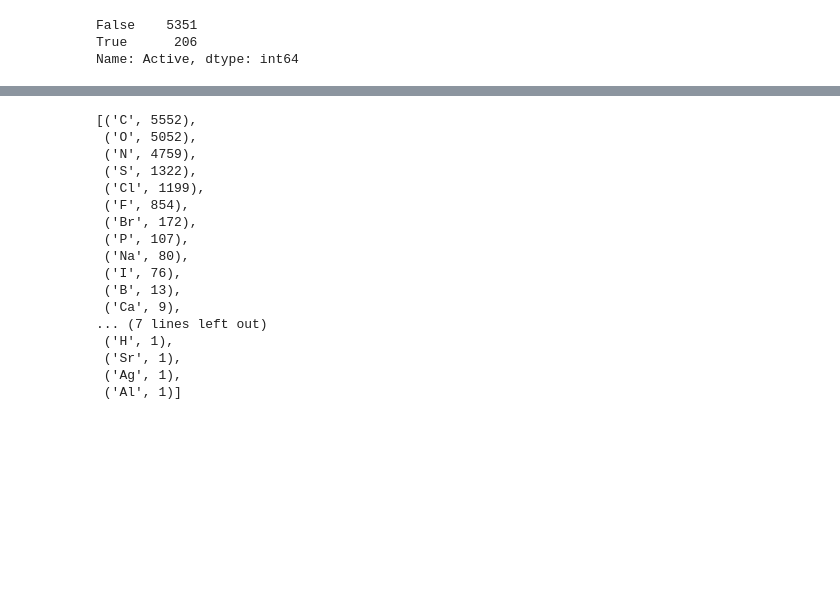
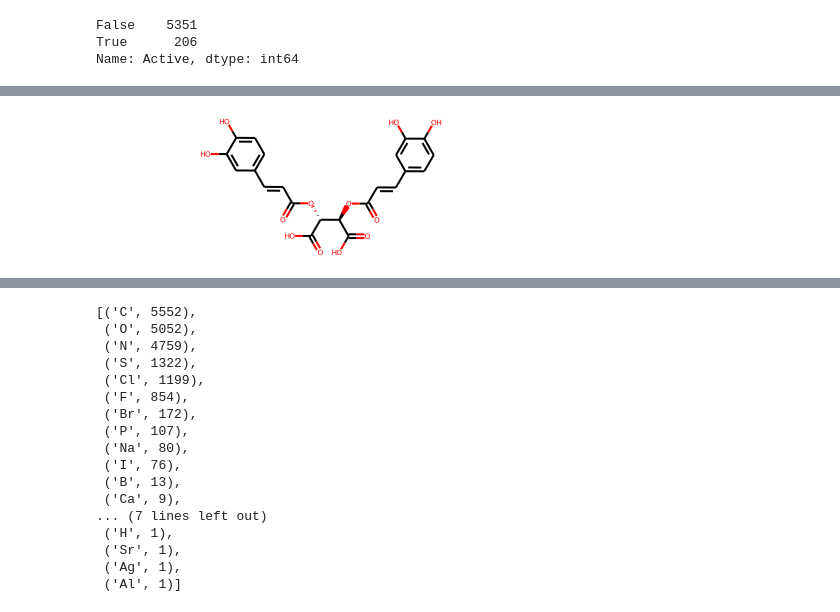
Before and after one commit to akamnev/hackathon-lap, a Jupyter notebook: notebooks/view_train_v1.ipynb, the cells around one changed output, grey strips where cells are left out. Saved outputs shown, nothing was run; the diff lists cells and outputs as text; code cells hidden in the pictures; blank space fills up the shorter version.

```diff
--- a/notebooks/view_train_v1.ipynb
+++ b/notebooks/view_train_v1.ipynb
@@ -43,0 +75,5 @@ Name: Active, dtype: int64
+# %%
+s = 'O=C(/C=C/c1ccc(O)c(O)c1)O[C@@H](C(=O)O)[C@@H](OC(=O)/C=C/c1ccc(O)c(O)c1)C(=O)O'
+Chem.MolFromSmiles(s)
+# %% [output]
+[figure, added]
```
Also changed, not shown: parts of 8 cells of this notebook, 9 other files.
